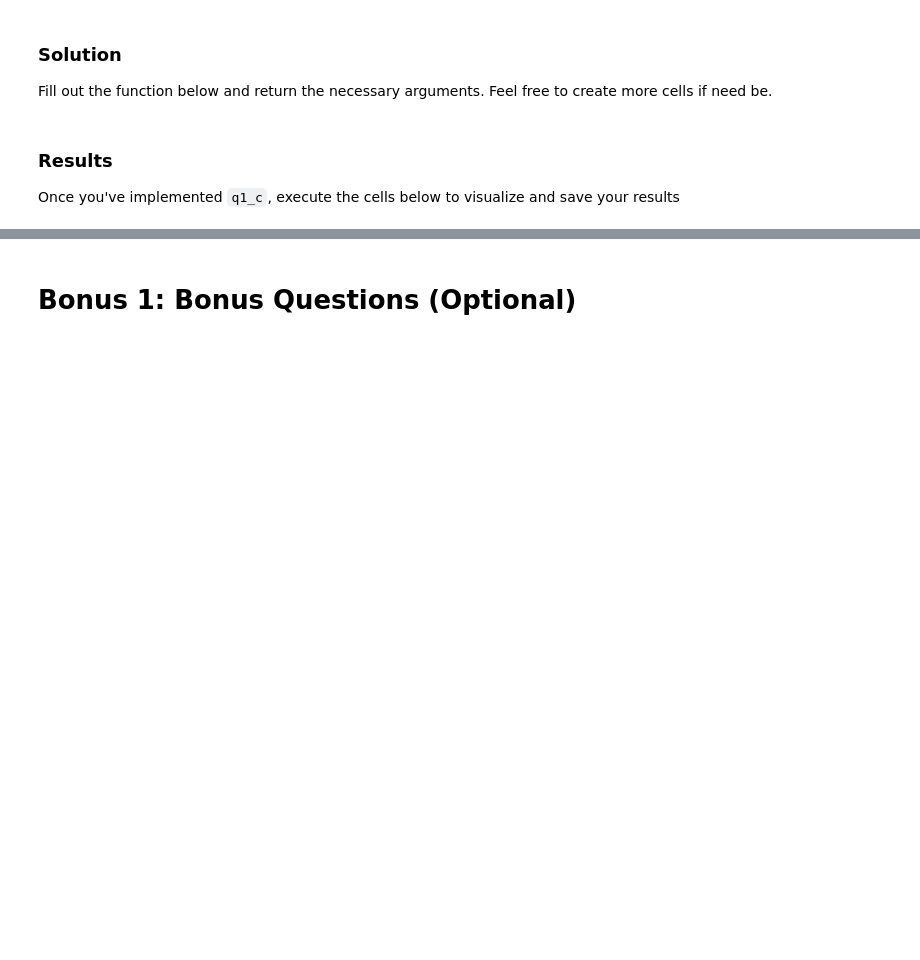
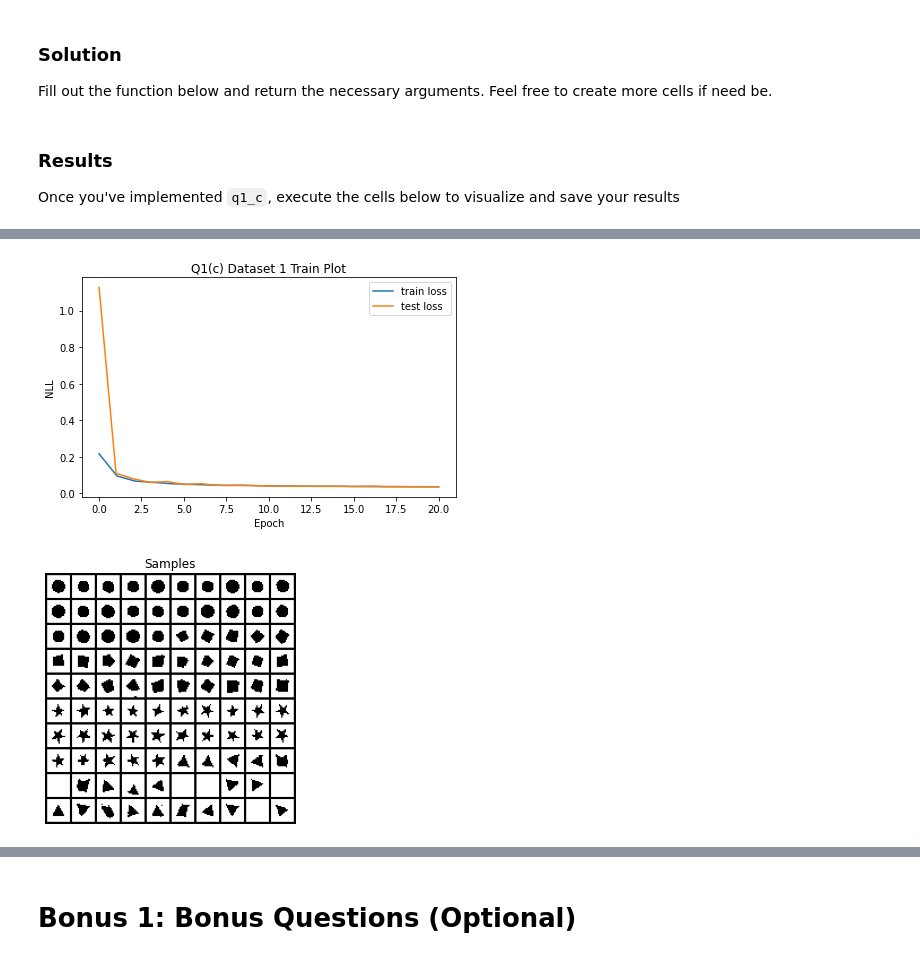
Before and after one commit to Stasiche/dul_2021, a Jupyter notebook: Homework2_PixelCNN.ipynb, the cells around one changed output, grey strips where cells are left out. Cells and saved outputs as stored; diff of their text form; code cells hidden in the pictures; blank space fills up the shorter version.

```diff
--- a/Homework2_PixelCNN.ipynb
+++ b/Homework2_PixelCNN.ipynb
@@ -201 +207,16 @@ Fill out the function below and return the necessary arguments. Feel free to cre
+# %%
+configs_с = {
+    1: {
+        'epochs': 20,
+        'batch_size': 128,
+        'lr': 1e-3,
+        'l2': 0,
+    },
+    2: {
+        'epochs': 20,
+        'batch_size': 64,
+        'lr': 1e-3,
+        'l2': 0
+    }
+}
 # %%
@@ -223,4 +262,5 @@ Fill out the function below and return the necessary arguments. Feel free to cre
 
 Once you've implemented `q1_c`, execute the cells below to visualize and save your results
 # %%
-# q1c_save_results(1, q1_c)
+q1c_save_results(1, q1_c)
+# %% [output]
@@ -227 +268,3 @@ Once you've implemented `q1_c`, execute the cells below to visualize and save yo
+[figure, added]
+[figure, added]
 # %%
```
Also changed, not shown: parts of 12 cells of this notebook, 4 other files.
